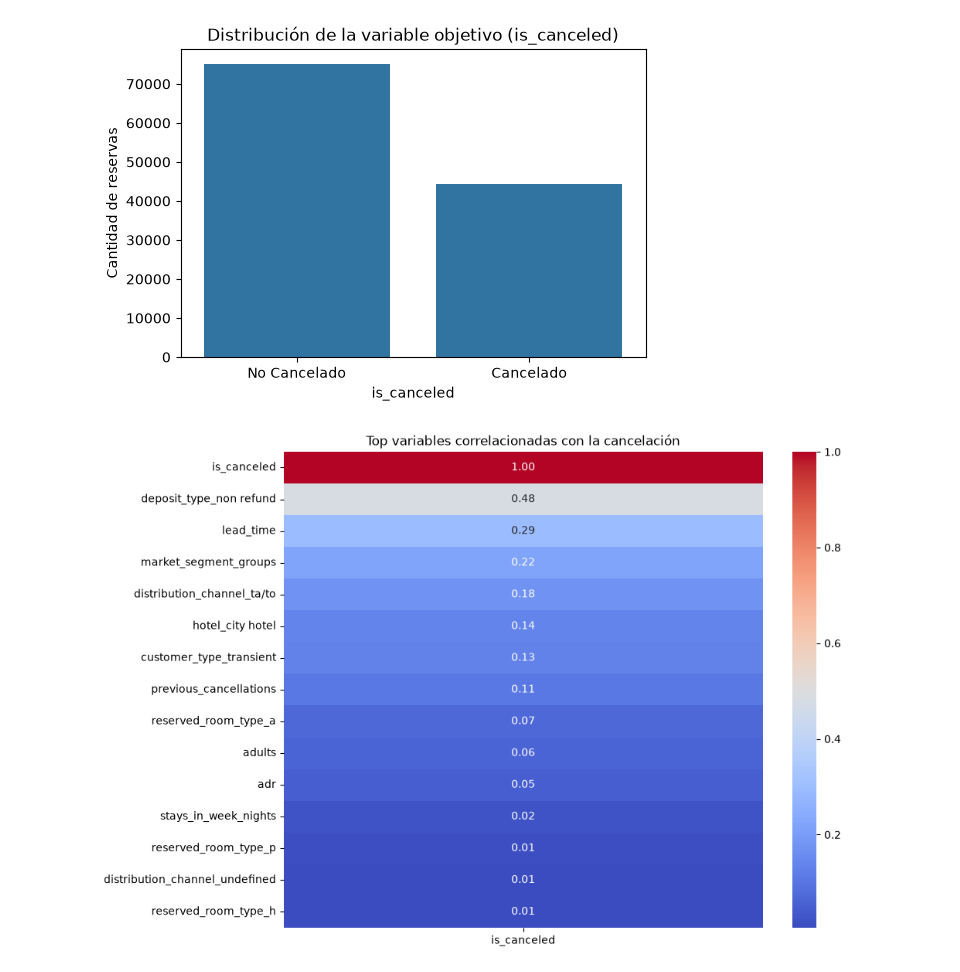
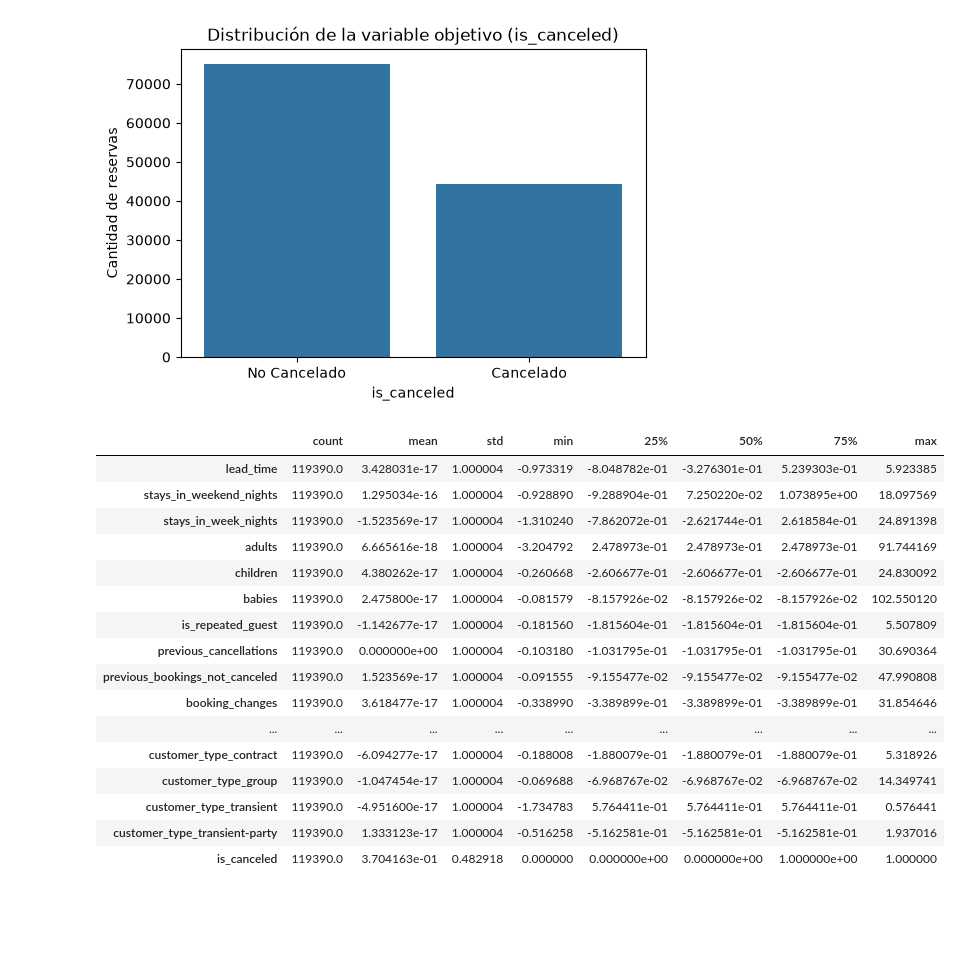
Before and after one commit to jaimeloci/pontia-ml-proyecto-final, a Jupyter notebook: notebooks/exploracion/eda_inicial.ipynb, the cells around one changed output. Drawn from its saved outputs; the diff is of its cells as text; code cells hidden in the pictures; blank space fills up the shorter version.

Commit message:
Arregladas las variable dependiente

```diff
--- a/notebooks/exploracion/eda_inicial.ipynb
+++ b/notebooks/exploracion/eda_inicial.ipynb
@@ -109,12 +63,59 @@ plt.ylabel('Cantidad de reservas')
 plt.show()
 # %% [output]
 [figure]
-# %%
-# Mapa de calor de correlación
-plt.figure(figsize=(10, 8))
-corr = df_preprocessed.corr()[['is_canceled']].sort_values(by='is_canceled', ascending=False)
-sns.heatmap(corr.head(15), annot=True, cmap='coolwarm', fmt='.2f')
-plt.title('Top variables correlacionadas con la cancelación')
-plt.show()
-# %% [output]
-[figure, removed]
+# %%
+# Seteamos la variable objetivo
+target_column = 'is_canceled'
+target = df_without_irrelevant[target_column]
+df_preprocessed = df_without_irrelevant.drop(columns=[target_column])
+
+# Imputamos los valores faltantes en las columnas numéricas
+numeric_columns_with_naan = ['children', 'agent', 'company']
+imputer_numerico = SimpleImputer(strategy="mean")
+df_without_irrelevant[numeric_columns_with_naan] = imputer_numerico.fit_transform(df_without_irrelevant[numeric_columns_with_naan])
+
+# Codificación de variables categóricas
+categorical_columns = df_preprocessed.select_dtypes(include=['str']).columns.tolist()
+encoder = OneHotEncoder(sparse_output=False)
+df_encoded = pd.DataFrame(
+    encoder.fit_transform(df_preprocessed[categorical_columns]),
+    columns=encoder.get_feature_names_out(categorical_columns)
+)
+df_encoded.columns = df_encoded.columns.str.lower()
+df_preprocessed = pd.concat(
+    [df_preprocessed.drop(columns=categorical_columns), df_encoded],
+    axis=1)
+
+# Escalado de variables numéricas
+scaler = StandardScaler()
+df_preprocessed[df_preprocessed.columns] = scaler.fit_transform(df_preprocessed[df_preprocessed.columns])
+
+df_preprocessed[target_column] = target.values
+
+# Reemplzamos los valores numéricos de la columna 'target' por los nombres de las clases
+dict_canceled = {
+    'No cancelado' : 0,
+    'Cancelado' : 1
+}
+
+df_preprocessed[target_column] = df_preprocessed[target_column].replace(dict_canceled)
+
+df_preprocessed.describe().transpose()
+# %% [output]
+|  | count | mean | std | min | 25% | 50% | 75% | max |
+| lead_time | 119390.0 | 3.428031e-17 | 1.000004 | -0.973319 | -8.048782e-01 | -3.276301e-01 | 5.239303e-01 | 5.923385 |
+| stays_in_weekend_nights | 119390.0 | 1.295034e-16 | 1.000004 | -0.928890 | -9.288904e-01 | 7.250220e-02 | 1.073895e+00 | 18.097569 |
+| stays_in_week_nights | 119390.0 | -1.523569e-17 | 1.000004 | -1.310240 | -7.862072e-01 | -2.621744e-01 | 2.618584e-01 | 24.891398 |
+| adults | 119390.0 | 6.665616e-18 | 1.000004 | -3.204792 | 2.478973e-01 | 2.478973e-01 | 2.478973e-01 | 91.744169 |
+| children | 119390.0 | 4.380262e-17 | 1.000004 | -0.260668 | -2.606677e-01 | -2.606677e-01 | -2.606677e-01 | 24.830092 |
+| babies | 119390.0 | 2.475800e-17 | 1.000004 | -0.081579 | -8.157926e-02 | -8.157926e-02 | -8.157926e-02 | 102.550120 |
+| is_repeated_guest | 119390.0 | -1.142677e-17 | 1.000004 | -0.181560 | -1.815604e-01 | -1.815604e-01 | -1.815604e-01 | 5.507809 |
+| previous_cancellations | 119390.0 | 0.000000e+00 | 1.000004 | -0.103180 | -1.031795e-01 | -1.031795e-01 | -1.031795e-01 | 30.690364 |
+| previous_bookings_not_canceled | 119390.0 | 1.523569e-17 | 1.000004 | -0.091555 | -9.155477e-02 | -9.155477e-02 | -9.155477e-02 | 47.990808 |
+| booking_changes | 119390.0 | 3.618477e-17 | 1.000004 | -0.338990 | -3.389899e-01 | -3.389899e-01 | -3.389899e-01 | 31.854646 |
+| ... | ... | ... | ... | ... | ... | ... | ... | ... |
+| customer_type_contract | 119390.0 | -6.094277e-17 | 1.000004 | -0.188008 | -1.880079e-01 | -1.880079e-01 | -1.880079e-01 | 5.318926 |
+| customer_type_group | 119390.0 | -1.047454e-17 | 1.000004 | -0.069688 | -6.968767e-02 | -6.968767e-02 | -6.968767e-02 | 14.349741 |
+| customer_type_transient | 119390.0 | -4.951600e-17 | 1.000004 | -1.734783 | 5.764411e-01 | 5.764411e-01 | 5.764411e-01 | 0.576441 |
+| customer_type_transient-party | 119390.0 | 1.333123e-17 | 1.000004 | -0.516258 | -5.162581e-01 | -5.162581e-01 | -5.162581e-01 | 1.937016 |
+| is_canceled | 119390.0 | 3.704163e-01 | 0.482918 | 0.000000 | 0.000000e+00 | 0.000000e+00 | 1.000000e+00 | 1.000000 |
```
Also changed, not shown: parts of 3 cells of this notebook.
